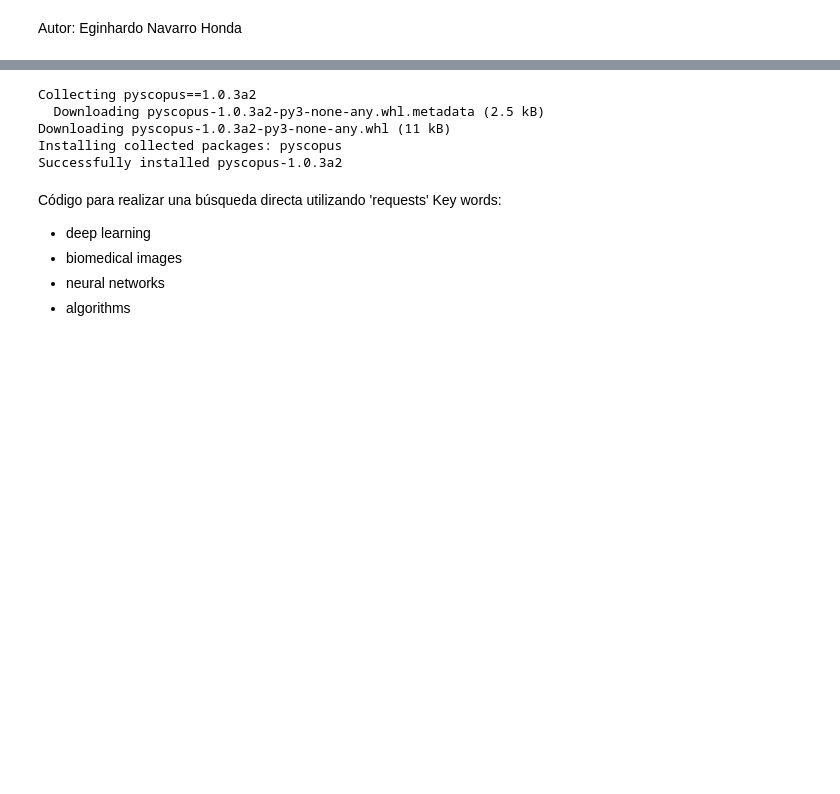
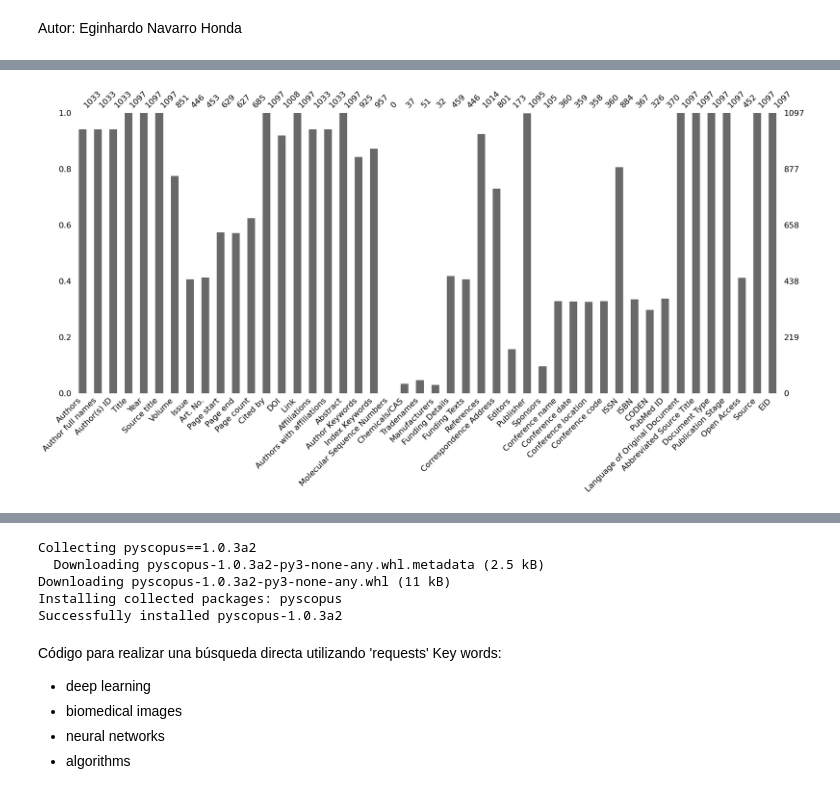
Before and after one commit to EHN8829/DUPD_PARCIAL, a Jupyter notebook: Pregunta2_Consultas_en_SCOPUS_API.ipynb, the cells around one changed output, grey strips where cells are left out. Cells and saved outputs as stored; diff of their text form; code cells hidden in the pictures; blank space fills up the shorter version.

```diff
--- a/Pregunta2_Consultas_en_SCOPUS_API.ipynb
+++ b/Pregunta2_Consultas_en_SCOPUS_API.ipynb
@@ -4,0 +86,6 @@ Autor: Eginhardo Navarro Honda
+# %%
+# Evaluando los datos faltantes con un gráfico de barras
+msno.bar(df)
+plt.show()
+# %% [output]
+[figure, added]
```
Also changed, not shown: parts of 11 cells of this notebook.
